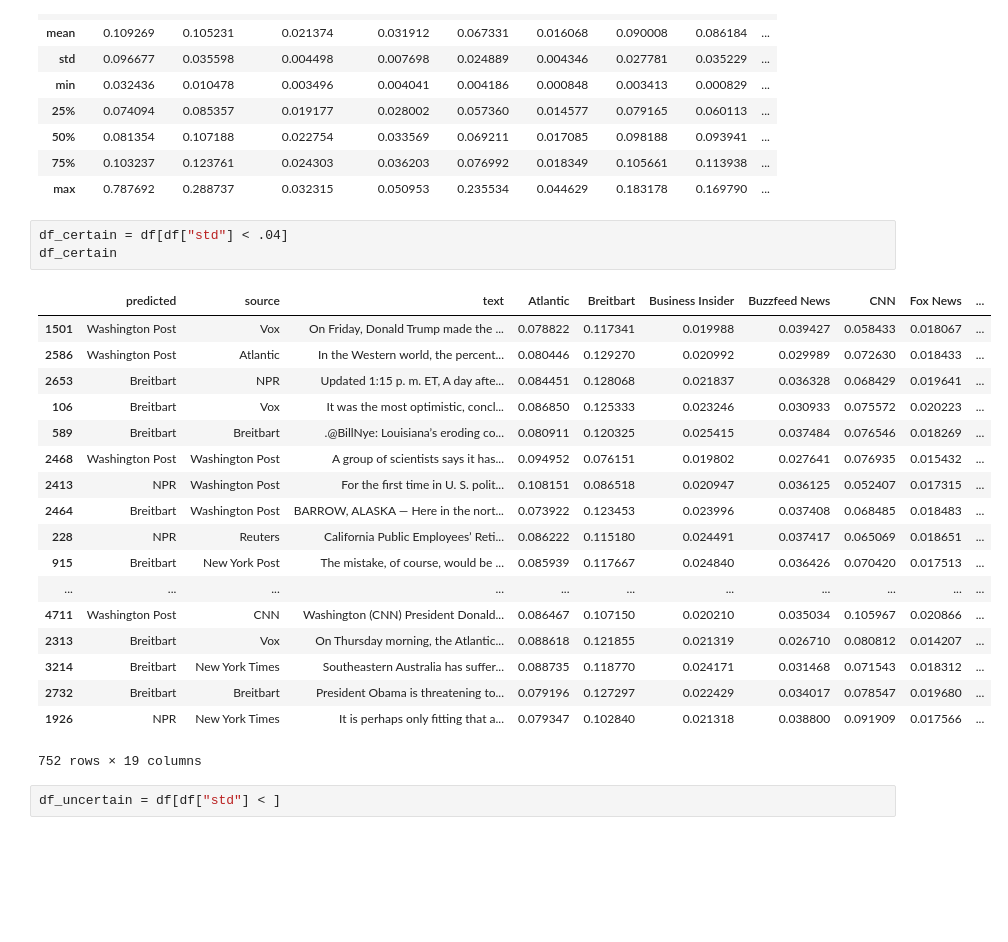
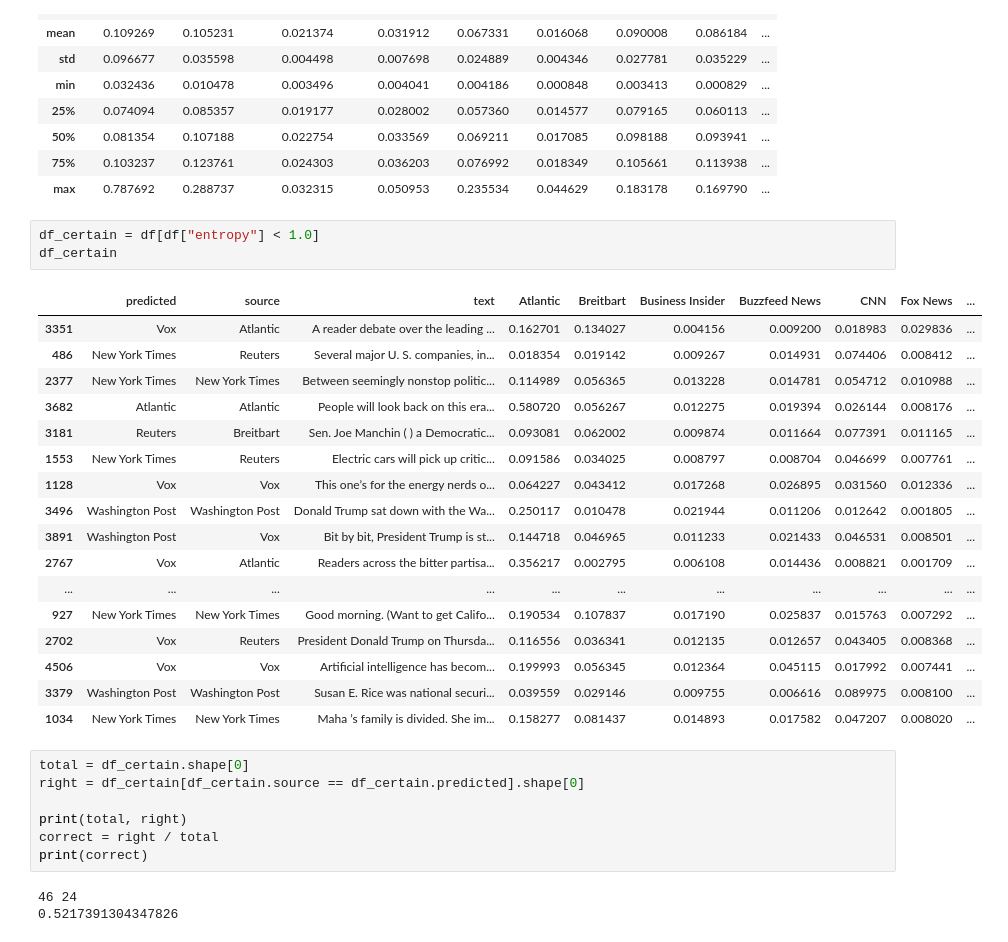
Before and after one commit to WarmCyan/perspective-mining-research, a Jupyter notebook: notebooks/ExplorePredictions.ipynb, the cells around one changed output. Drawn from its saved outputs; the diff is of its cells as text; blank space fills up the shorter version.

Commit message:
Added entropy measurement in

```diff
--- a/notebooks/ExplorePredictions.ipynb
+++ b/notebooks/ExplorePredictions.ipynb
@@ -278,26 +309,33 @@ right.describe()
 | 75% | 0.103237 | 0.123761 | 0.024303 | 0.036203 | 0.076992 | 0.018349 | 0.105661 | 0.113938 | ... |
 | max | 0.787692 | 0.288737 | 0.032315 | 0.050953 | 0.235534 | 0.044629 | 0.183178 | 0.169790 | ... |
 # %%
-df_certain = df[df["std"] < .04]
+df_certain = df[df["entropy"] < 1.0]
 df_certain
 # %% [output]
 |  | predicted | source | text | Atlantic | Breitbart | Business Insider | Buzzfeed News | CNN | Fox News | ... |
-| 1501 | Washington Post | Vox | On Friday, Donald Trump made the ... | 0.078822 | 0.117341 | 0.019988 | 0.039427 | 0.058433 | 0.018067 | ... |
-| 2586 | Washington Post | Atlantic | In the Western world, the percent... | 0.080446 | 0.129270 | 0.020992 | 0.029989 | 0.072630 | 0.018433 | ... |
-| 2653 | Breitbart | NPR | Updated 1:15 p. m. ET, A day afte... | 0.084451 | 0.128068 | 0.021837 | 0.036328 | 0.068429 | 0.019641 | ... |
-| 106 | Breitbart | Vox | It was the most optimistic, concl... | 0.086850 | 0.125333 | 0.023246 | 0.030933 | 0.075572 | 0.020223 | ... |
-| 589 | Breitbart | Breitbart | .@BillNye: Louisiana’s eroding co... | 0.080911 | 0.120325 | 0.025415 | 0.037484 | 0.076546 | 0.018269 | ... |
-| 2468 | Washington Post | Washington Post | A group of scientists says it has... | 0.094952 | 0.076151 | 0.019802 | 0.027641 | 0.076935 | 0.015432 | ... |
-| 2413 | NPR | Washington Post | For the first time in U. S. polit... | 0.108151 | 0.086518 | 0.020947 | 0.036125 | 0.052407 | 0.017315 | ... |
-| 2464 | Breitbart | Washington Post | BARROW, ALASKA — Here in the nort... | 0.073922 | 0.123453 | 0.023996 | 0.037408 | 0.068485 | 0.018483 | ... |
-| 228 | NPR | Reuters | California Public Employees’ Reti... | 0.086222 | 0.115180 | 0.024491 | 0.037417 | 0.065069 | 0.018651 | ... |
-| 915 | Breitbart | New York Post | The mistake, of course, would be ... | 0.085939 | 0.117667 | 0.024840 | 0.036426 | 0.070420 | 0.017513 | ... |
+| 3351 | Vox | Atlantic | A reader debate over the leading ... | 0.162701 | 0.134027 | 0.004156 | 0.009200 | 0.018983 | 0.029836 | ... |
+| 486 | New York Times | Reuters | Several major U. S. companies, in... | 0.018354 | 0.019142 | 0.009267 | 0.014931 | 0.074406 | 0.008412 | ... |
+| 2377 | New York Times | New York Times | Between seemingly nonstop politic... | 0.114989 | 0.056365 | 0.013228 | 0.014781 | 0.054712 | 0.010988 | ... |
+| 3682 | Atlantic | Atlantic | People will look back on this era... | 0.580720 | 0.056267 | 0.012275 | 0.019394 | 0.026144 | 0.008176 | ... |
+| 3181 | Reuters | Breitbart | Sen. Joe Manchin ( ) a Democratic... | 0.093081 | 0.062002 | 0.009874 | 0.011664 | 0.077391 | 0.011165 | ... |
+| 1553 | New York Times | Reuters | Electric cars will pick up critic... | 0.091586 | 0.034025 | 0.008797 | 0.008704 | 0.046699 | 0.007761 | ... |
+| 1128 | Vox | Vox | This one’s for the energy nerds o... | 0.064227 | 0.043412 | 0.017268 | 0.026895 | 0.031560 | 0.012336 | ... |
+| 3496 | Washington Post | Washington Post | Donald Trump sat down with the Wa... | 0.250117 | 0.010478 | 0.021944 | 0.011206 | 0.012642 | 0.001805 | ... |
+| 3891 | Washington Post | Vox | Bit by bit, President Trump is st... | 0.144718 | 0.046965 | 0.011233 | 0.021433 | 0.046531 | 0.008501 | ... |
+| 2767 | Vox | Atlantic | Readers across the bitter partisa... | 0.356217 | 0.002795 | 0.006108 | 0.014436 | 0.008821 | 0.001709 | ... |
 | ... | ... | ... | ... | ... | ... | ... | ... | ... | ... | ... |
-| 4711 | Washington Post | CNN | Washington (CNN) President Donald... | 0.086467 | 0.107150 | 0.020210 | 0.035034 | 0.105967 | 0.020866 | ... |
-| 2313 | Breitbart | Vox | On Thursday morning, the Atlantic... | 0.088618 | 0.121855 | 0.021319 | 0.026710 | 0.080812 | 0.014207 | ... |
-| 3214 | Breitbart | New York Times | Southeastern Australia has suffer... | 0.088735 | 0.118770 | 0.024171 | 0.031468 | 0.071543 | 0.018312 | ... |
-| 2732 | Breitbart | Breitbart | President Obama is threatening to... | 0.079196 | 0.127297 | 0.022429 | 0.034017 | 0.078547 | 0.019680 | ... |
-| 1926 | NPR | New York Times | It is perhaps only fitting that a... | 0.079347 | 0.102840 | 0.021318 | 0.038800 | 0.091909 | 0.017566 | ... |
+| 927 | New York Times | New York Times | Good morning. (Want to get Califo... | 0.190534 | 0.107837 | 0.017190 | 0.025837 | 0.015763 | 0.007292 | ... |
+| 2702 | Vox | Reuters | President Donald Trump on Thursda... | 0.116556 | 0.036341 | 0.012135 | 0.012657 | 0.043405 | 0.008368 | ... |
+| 4506 | Vox | Vox | Artificial intelligence has becom... | 0.199993 | 0.056345 | 0.012364 | 0.045115 | 0.017992 | 0.007441 | ... |
+| 3379 | Washington Post | Washington Post | Susan E. Rice was national securi... | 0.039559 | 0.029146 | 0.009755 | 0.006616 | 0.089975 | 0.008100 | ... |
+| 1034 | New York Times | New York Times | Maha ’s family is divided. She im... | 0.158277 | 0.081437 | 0.014893 | 0.017582 | 0.047207 | 0.008020 | ... |
-752 rows × 19 columns
-# %%
-df_uncertain = df[df["std"] < ]
+# %%
+total = df_certain.shape[0]
+right = df_certain[df_certain.source == df_certain.predicted].shape[0]
+
+print(total, right)
+correct = right / total
+print(correct)
+# %% [output]
+46 24
+0.5217391304347826
```
Also changed, not shown: parts of 1 cell of this notebook, 1 other file.
